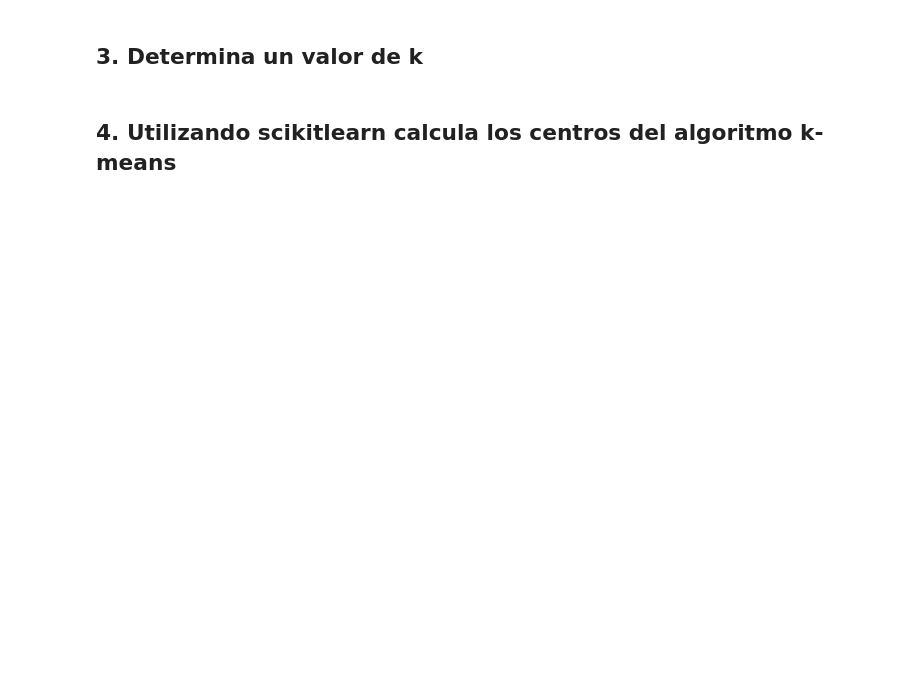
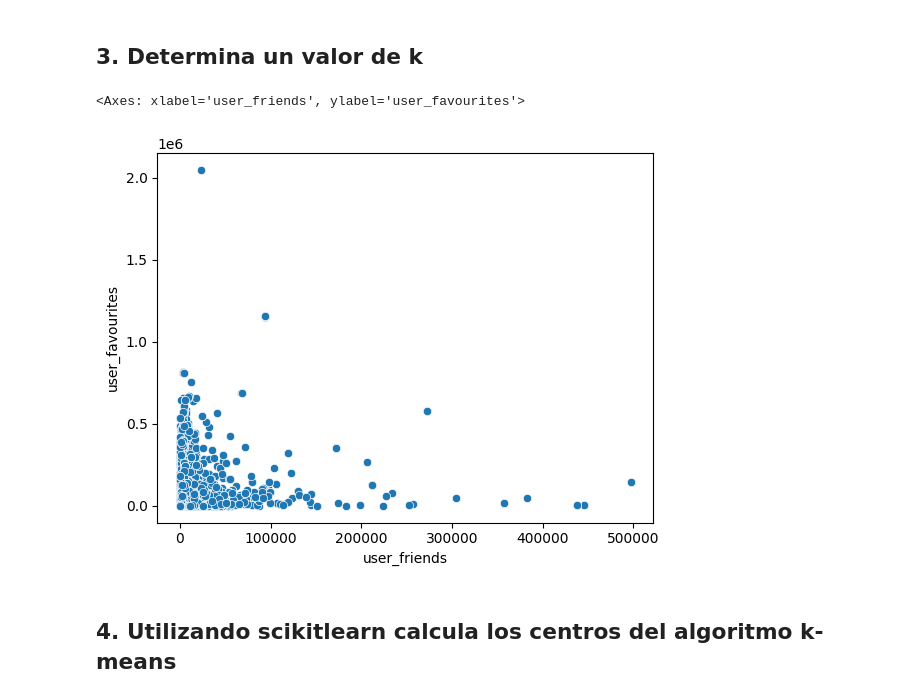
Before and after one commit to plpcollado/Laboratorio_A01664621, a Jupyter notebook: AE_Patrones.ipynb, the cells around one changed output. Cells and saved outputs as stored; diff of their text form; code cells hidden in the pictures; blank space fills up the shorter version.

```diff
--- a/AE_Patrones.ipynb
+++ b/AE_Patrones.ipynb
@@ -35,2 +52,8 @@ Voy a eliminar la variable
 # %% [markdown]
 ## 3. Determina un valor de k
+# %%
+# First we make a scatter plot to see the distribution of the data
+sns.scatterplot(x=df['user_friends'], y=df['user_favourites'])
+# %% [output]
+<Axes: xlabel='user_friends', ylabel='user_favourites'>
+[figure, added]
```
Also changed, not shown: parts of 6 cells of this notebook.
